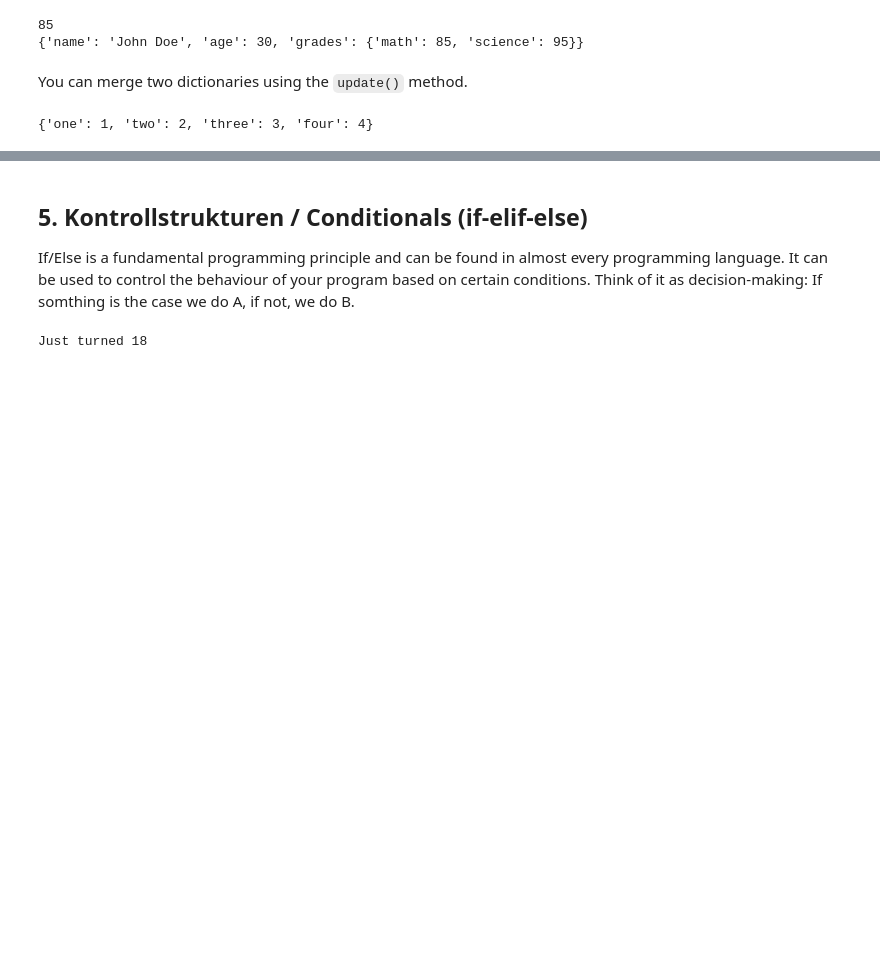
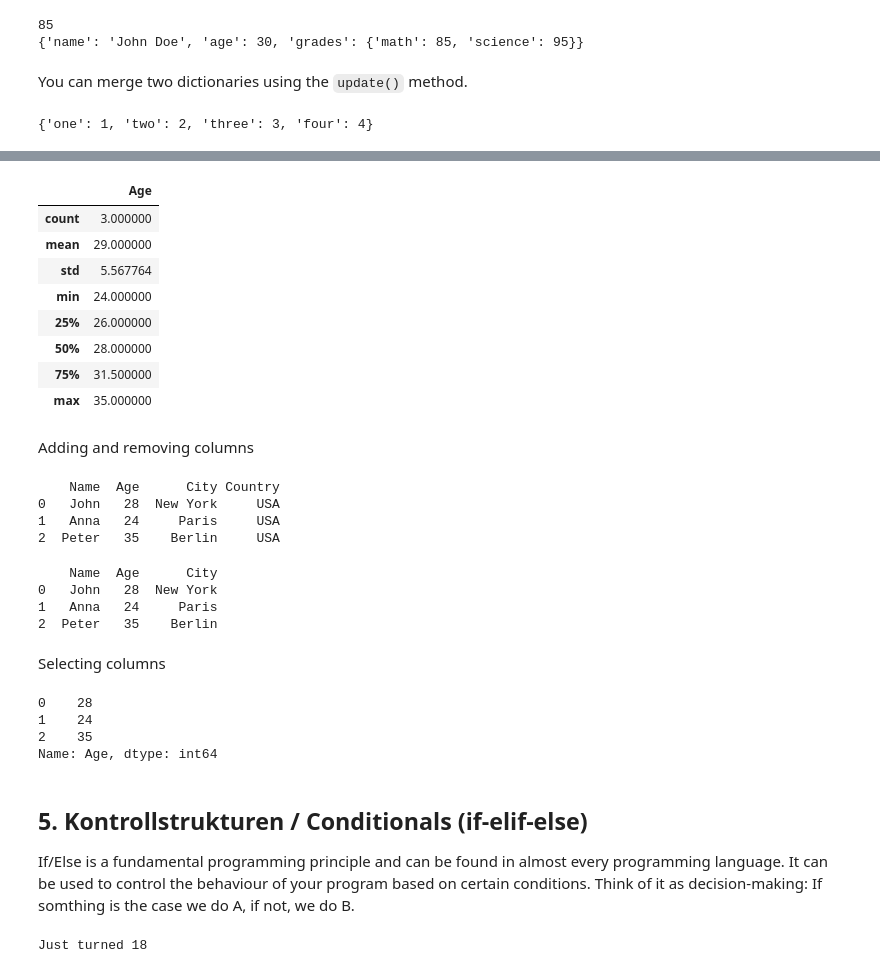
Before and after one commit to hslu-dda/colabor-uncreative-machines-2025, a Jupyter notebook: python-courses/1-Introduction-To-Python.ipynb, the cells around one changed output, grey strips where cells are left out. Drawn from its saved outputs; the diff is of its cells as text; code cells hidden in the pictures; blank space fills up the shorter version.

```diff
--- a/python-courses/1-Introduction-To-Python.ipynb
+++ b/python-courses/1-Introduction-To-Python.ipynb
@@ -332,0 +340,15 @@ print(numbers1)  # Output: {'one': 1, 'two': 2, 'three': 3, 'four': 4}
+# %%
+# import pandas
+import pandas as pd
+
+# create a dictionary
+data = {
+    'Name': ['John', 'Anna', 'Peter'],
+    'Age': [28, 24, 35],
+    'City': ['New York', 'Paris', 'Berlin']
+}
+
+# convert it to a DataFrame
+df = pd.DataFrame(data)
+
+print(df)
@@ -333,3 +382,43 @@ print(numbers1)  # Output: {'one': 1, 'two': 2, 'three': 3, 'four': 4}
+# %%
+df.describe()
+# %% [output]
+|  | Age |
+| count | 3.000000 |
+| mean | 29.000000 |
+| std | 5.567764 |
+| min | 24.000000 |
+| 25% | 26.000000 |
+| 50% | 28.000000 |
+| 75% | 31.500000 |
+| max | 35.000000 |
+# %% [markdown]
+Adding and removing columns
+# %%
+df['Country'] = 'USA'
+print(df)
+# %% [output]
+    Name  Age      City Country
+0   John   28  New York     USA
+1   Anna   24     Paris     USA
+2  Peter   35    Berlin     USA
+# %%
+df = df.drop('Country', axis=1)  # 'axis=1' means column
+print(df)
+# %% [output]
+    Name  Age      City
+0   John   28  New York
+1   Anna   24     Paris
+2  Peter   35    Berlin
+# %% [markdown]
+Selecting columns
+# %%
+age = df["Age"]
+print(age)
+# %% [output]
+0    28
+1    24
+2    35
+Name: Age, dtype: int64
 # %% [markdown]
 ## 5. Kontrollstrukturen / Conditionals (if-elif-else)
 
```
Also changed, not shown: parts of 9 cells of this notebook, 5 other files.
